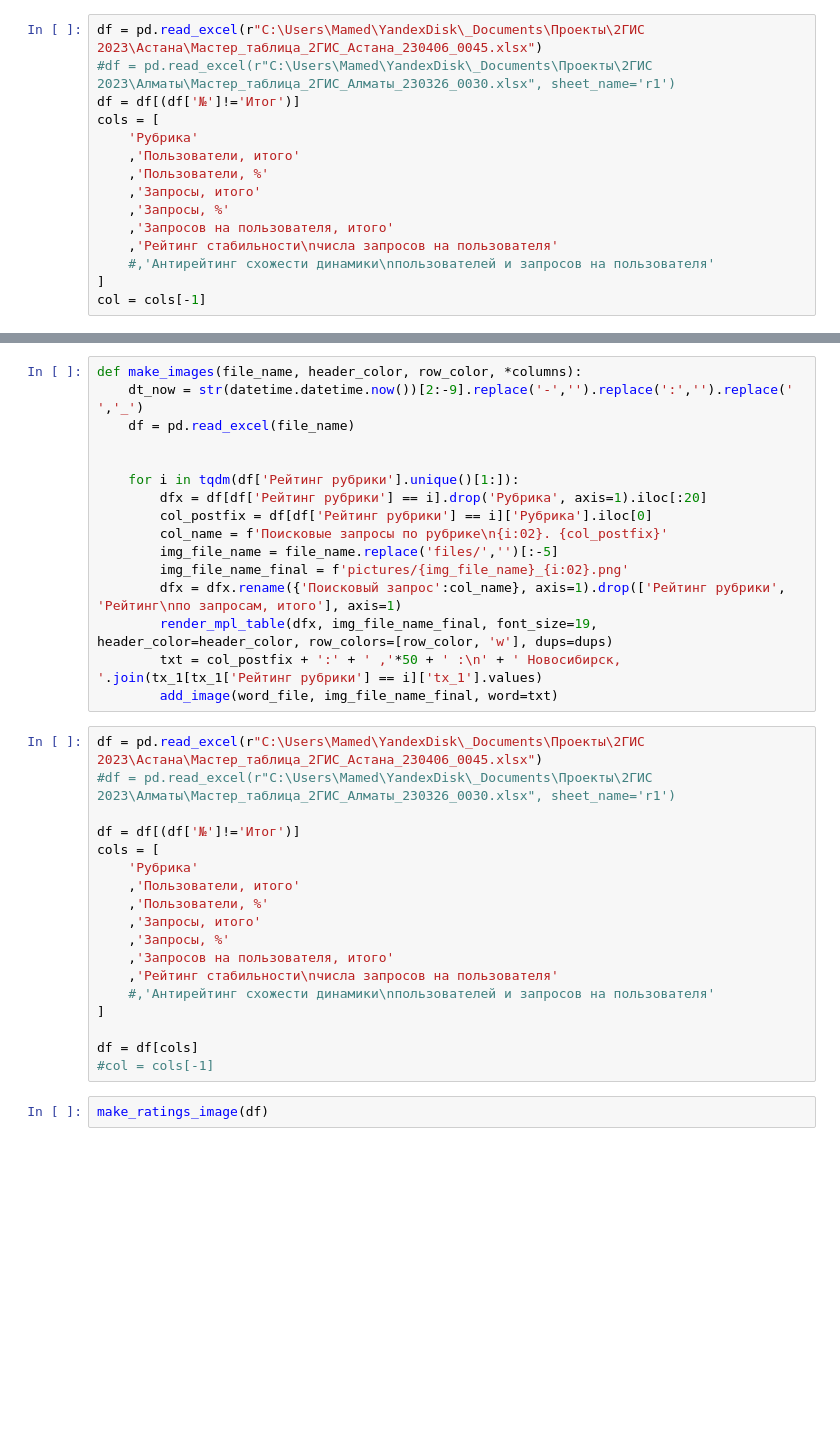
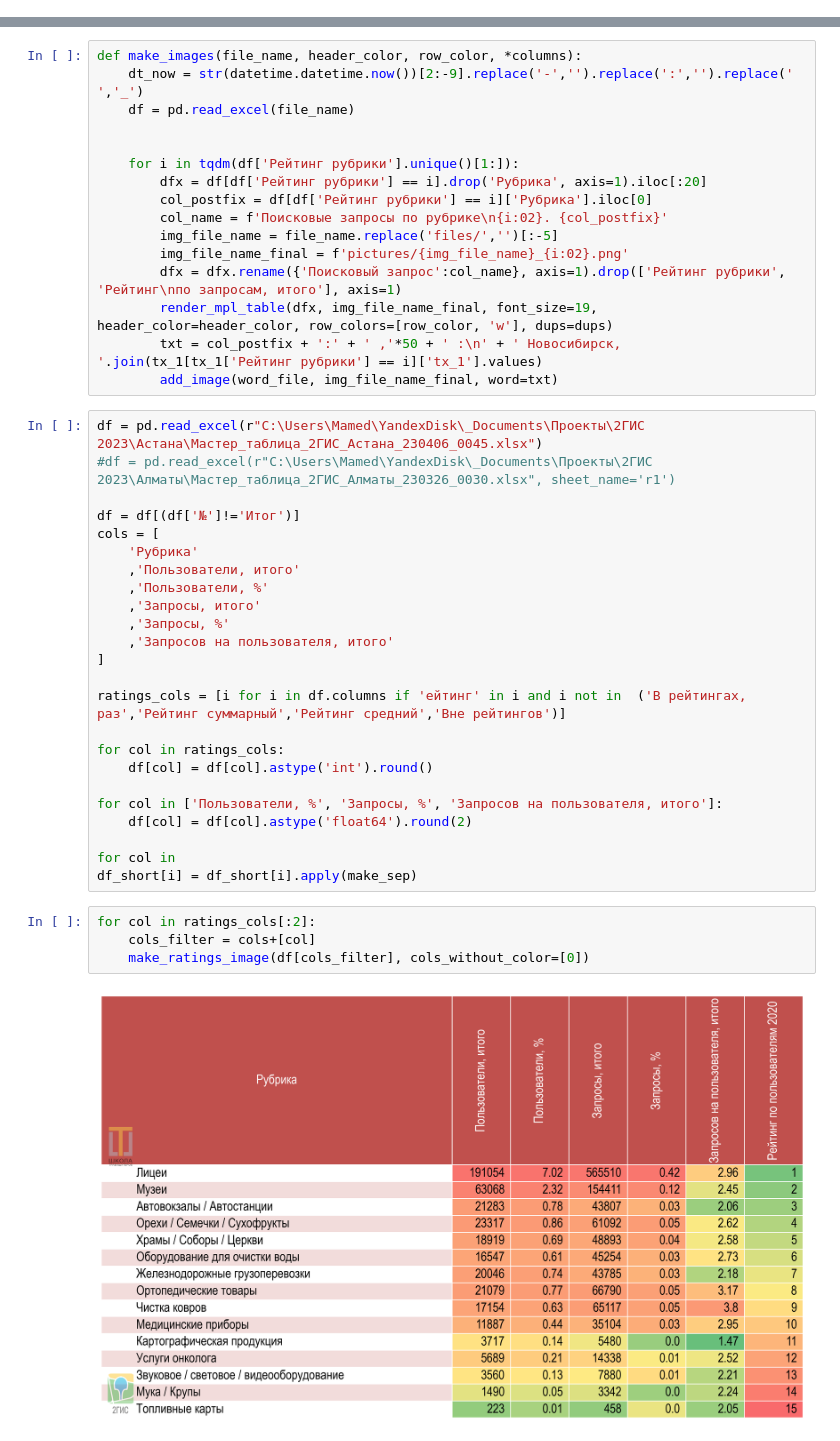
Before and after one commit to mamedovramil/Geoservice-data-analysis, a Jupyter notebook: 2gis_run.ipynb, the cells around one changed output, grey strips where cells are left out. Saved outputs shown, nothing was run; the diff lists cells and outputs as text; blank space fills up the shorter version.

Commit message:
Успешно раскрасил таблицы с рейтингами

```diff
--- a/2gis_run.ipynb
+++ b/2gis_run.ipynb
@@ -5,15 +4,0 @@ Ready: 2023-04-07 02:22:16
-# %%
-df = pd.read_excel(r"C:\Users\Mamed\YandexDisk\_Documents\Проекты\2ГИС 2023\Астана\Мастер_таблица_2ГИС_Астана_230406_0045.xlsx")
-#df = pd.read_excel(r"C:\Users\Mamed\YandexDisk\_Documents\Проекты\2ГИС 2023\Алматы\Мастер_таблица_2ГИС_Алматы_230326_0030.xlsx", sheet_name='r1')
-df = df[(df['№']!='Итог')]
-cols = [
-    'Рубрика'
-    ,'Пользователи, итого'
-    ,'Пользователи, %'
-    ,'Запросы, итого'
-    ,'Запросы, %'
-    ,'Запросов на пользователя, итого'
-    ,'Рейтинг стабильности\nчисла запросов на пользователя'
-    #,'Антирейтинг схожести динамики\nпользователей и запросов на пользователя'
-]
-col = cols[-1]
@@ -192,11 +30,21 @@ cols = [
     ,'Запросы, итого'
     ,'Запросы, %'
     ,'Запросов на пользователя, итого'
-    ,'Рейтинг стабильности\nчисла запросов на пользователя'
-    #,'Антирейтинг схожести динамики\nпользователей и запросов на пользователя'
 ]
 
-df = df[cols]
-#col = cols[-1]
+ratings_cols = [i for i in df.columns if 'ейтинг' in i and i not in  ('В рейтингах, раз','Рейтинг суммарный','Рейтинг средний','Вне рейтингов')]
+
+for col in ratings_cols:
+    df[col] = df[col].astype('int').round()
+
+for col in ['Пользователи, %', 'Запросы, %', 'Запросов на пользователя, итого']:
+    df[col] = df[col].astype('float64').round(2)
+
+for col in
+df_short[i] = df_short[i].apply(make_sep)
-# %%
-make_ratings_image(df)
+# %%
+for col in ratings_cols[:2]:
+    cols_filter = cols+[col]
+    make_ratings_image(df[cols_filter], cols_without_color=[0])
+# %% [output]
+[figure, added]
```
Also changed, not shown: parts of 6 cells of this notebook, 1 other file.
